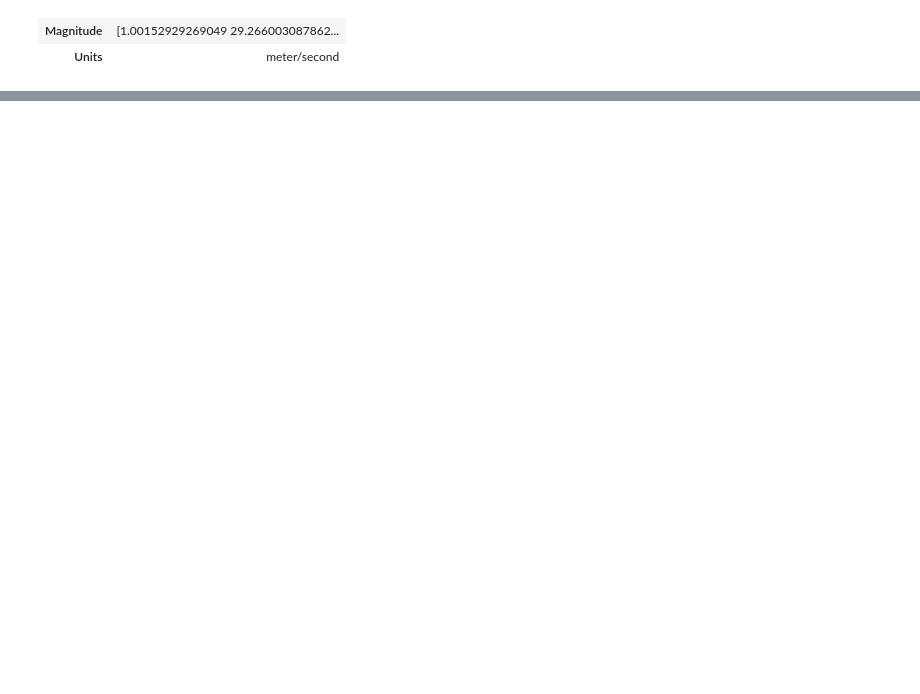
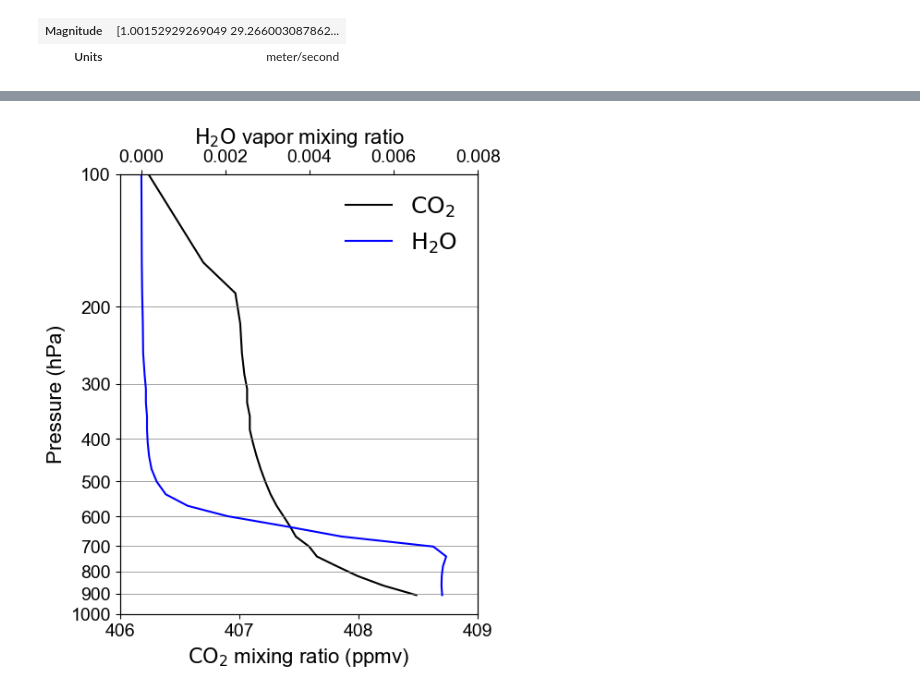
Before and after one commit to ywchen-tw/OCO2, a Jupyter notebook: analysis/atmosphere_skew_T.ipynb, the cells around one changed output, grey strips where cells are left out. Drawn from its saved outputs; the diff is of its cells as text; code cells hidden in the pictures; blank space fills up the shorter version.

```diff
--- a/analysis/atmosphere_skew_T.ipynb
+++ b/analysis/atmosphere_skew_T.ipynb
@@ -121,0 +139,5 @@ plt.show()
+# %%
+# 'd_co2_lay', 'd_h2o_lay', 'd_o2_lay', 'dz', 'h2o_vmr',
+p = f_zpt['p_lay'][...]
+co2_pfl = f_zpt['d_co2_lay'][...]/(f_zpt['d_o2_lay'][...]/0.20935)
+h2o_vmr_pfl = f_zpt['h2o_vmr'][...]
@@ -121,0 +155,71 @@ plt.show()
+# %%
+from matplotlib.ticker import FormatStrFormatter
+
+fig = plt.figure(figsize=(5, 7))
+ax1 = fig.add_subplot(111)
+ax2 = ax1.twiny()
+
+label_size = 16
+
+# Add some extra space for the second axis at the bottom
+fig.subplots_adjust(bottom=0.2)
+
+x = np.arange(-5, 6)
+x2 = x*2+1
+y = x*2+np.random.random(size=len(x))*10
+
+lns1 = ax1.plot(co2_pfl*1e6, p, 'k', label='$\mathrm{CO_2}$')
+lns2 = ax2.plot(h2o_vmr_pfl, p, color='b', label='$\mathrm{H_2O}$')
+
+lns = lns1+lns2
+labs = [l.get_label() for l in lns]
+ax1.legend(lns, labs, loc=0, fontsize=label_size+2, frameon=False)
+
+
+ax1.set_xlabel('$\mathrm{CO_2}$ mixing ratio (ppmv)', fontsize=label_size)
+ax1.set_ylabel('Pressure (hPa)', fontsize=label_size)
+ax1.set_yscale('log')
+
+ax1.set_xlim(406, 409)
+ax1.set_ylim(100, 1000)
+ax1.invert_yaxis()
+new_tick_locations = np.arange(0, 7, 1)
+
+ax2.set_xlim(-0.0005, 0.008)
+
+def tick_function(X, X_all):
+    V = diam[np.where(X_all==X)]
+    return ["%.0f" % z for z in V]
+
+# Move twinned axis ticks and label from top to bottom
+# ax2.xaxis.set_ticks_position("bottom")
+# ax2.xaxis.set_label_position("bottom")
+
+# Offset the twin axis below the host
+#ax2.spines["bottom"].set_position(("axes", -0.25))
+
+# Turn on the frame for the twin axis, but then hide all
+# but the bottom spine
+# ax2.set_frame_on(True)
+# ax2.patch.set_visible(False)
+
+# for sp in ax2.spines.values():
+#     sp.set_visible(False)
+# ax2.spines["bottom"].set_visible(True)
+
+ax1.set_xticks(np.arange(406, 410, 1))
+ax1.set_yticks(np.arange(100, 1001, 100))
+# ax1.set_yticklabels()
+ax1.yaxis.set_major_formatter(FormatStrFormatter('%.0f'))
+
+ax1.hlines(np.arange(100, 1001, 100), 406, 409, 'grey', linewidth=0.5)
+
+ax2.set_xlabel(r"$\mathrm{H_2O}$ vapor mixing ratio", fontsize=label_size)
+ax1.tick_params(axis='both', labelsize=14)
+ax2.tick_params(axis='both', labelsize=14)
+#fig.savefig('fig_name.png', dpi=150, bbox_inches='tight')
+plt.show()
+fig.tight_layout()
+fig.savefig('transparent-trace_gas_profile.png', dpi=150, transparent=True)
+# %% [output]
+[figure, added]
```
Also changed, not shown: parts of 15 cells of this notebook, 21 other files.
